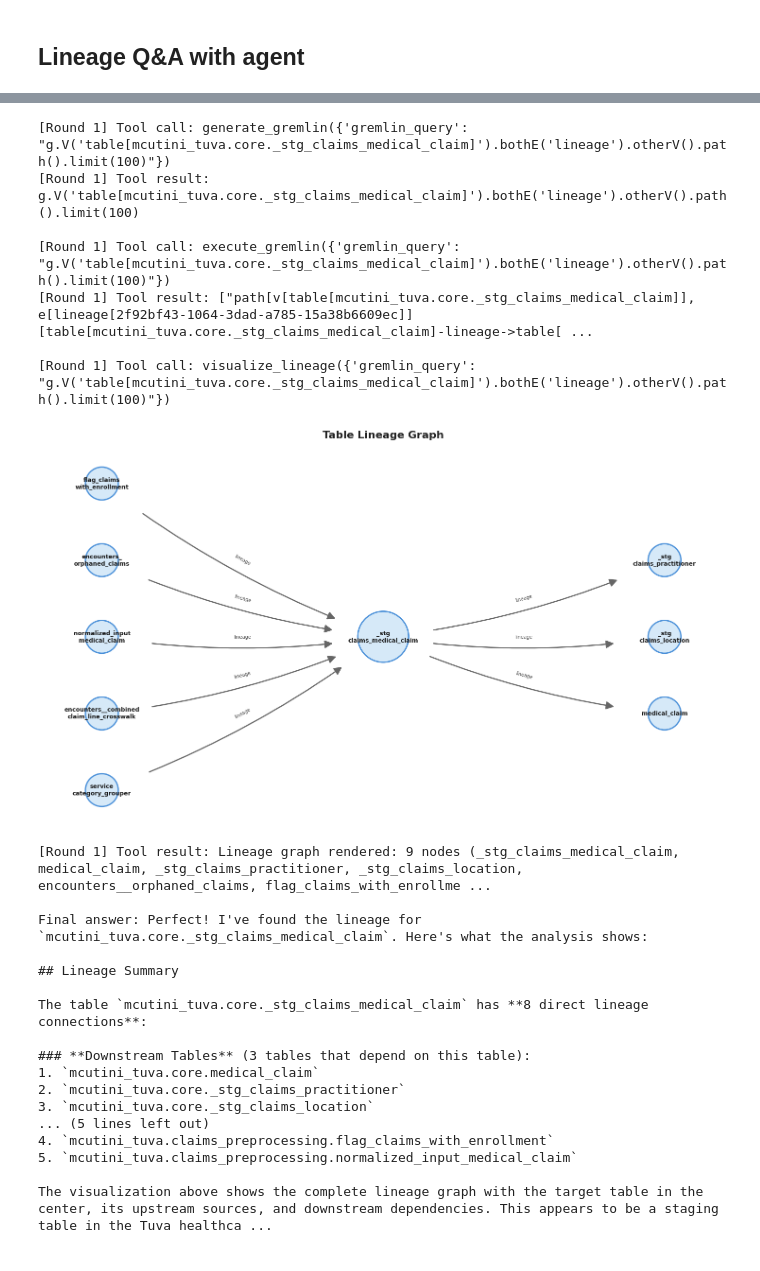
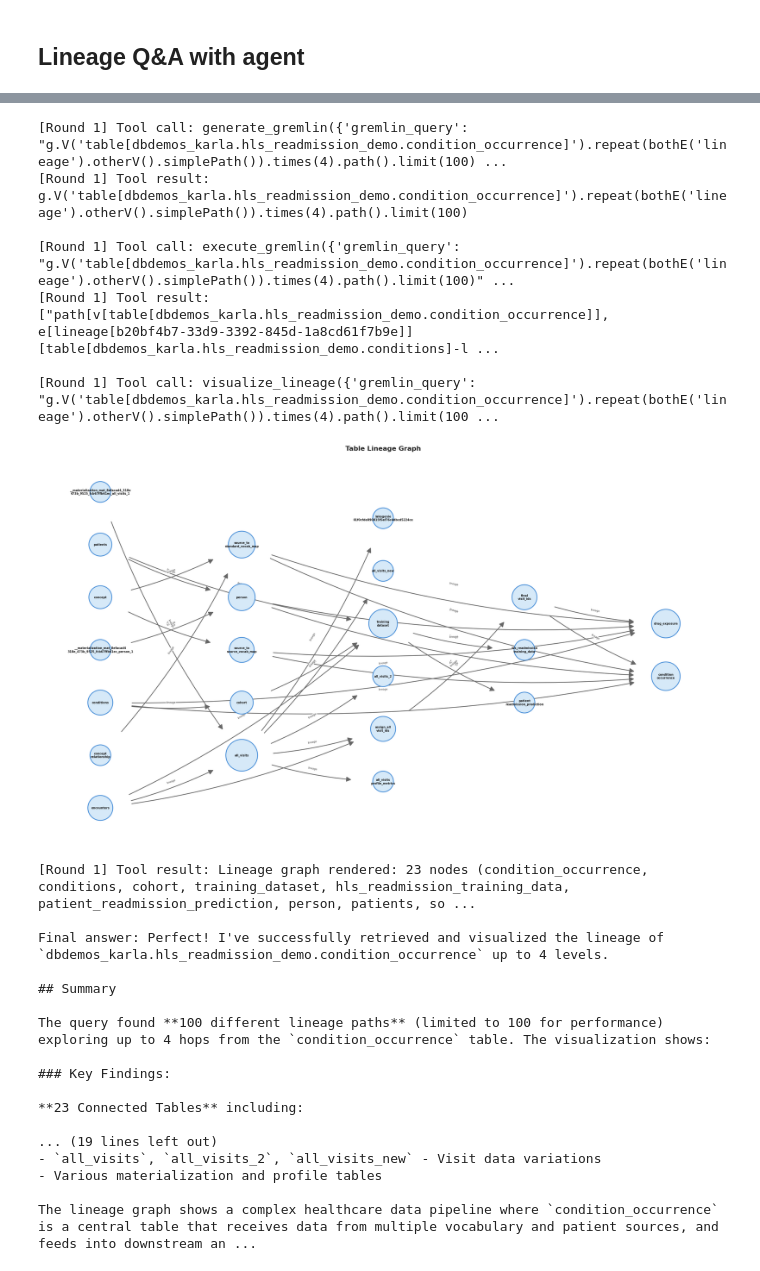
Before and after one commit to Blackkadder/voice-to-rag, a Jupyter notebook: backend/agents/dev_notebook.ipynb, the cells around one changed output, grey strips where cells are left out. Cells and saved outputs as stored; diff of their text form; code cells hidden in the pictures.

```diff
--- a/backend/agents/dev_notebook.ipynb
+++ b/backend/agents/dev_notebook.ipynb
@@ -285,28 +286,28 @@ Each of these tables has exactly 5 lineage edges (which could be a combination o
 # %%
-AGENT("Show lineage of mcutini_tuva.core._stg_claims_medical_claim")
+AGENT("Show lineage of dbdemos_karla.hls_readmission_demo.condition_occurrence up to 4 levels")
 # %% [output]
-[Round 1] Tool call: generate_gremlin({'gremlin_query': "g.V('table[mcutini_tuva.core._stg_claims_medical_claim]').bothE('lineage').otherV().path().limit(100)"})
-[Round 1] Tool result: g.V('table[mcutini_tuva.core._stg_claims_medical_claim]').bothE('lineage').otherV().path().limit(100)
+[Round 1] Tool call: generate_gremlin({'gremlin_query': "g.V('table[dbdemos_karla.hls_readmission_demo.condition_occurrence]').repeat(bothE('lineage').otherV().simplePath()).times(4).path().limit(100) ...
+[Round 1] Tool result: g.V('table[dbdemos_karla.hls_readmission_demo.condition_occurrence]').repeat(bothE('lineage').otherV().simplePath()).times(4).path().limit(100)
 
-[Round 1] Tool call: execute_gremlin({'gremlin_query': "g.V('table[mcutini_tuva.core._stg_claims_medical_claim]').bothE('lineage').otherV().path().limit(100)"})
-[Round 1] Tool result: ["path[v[table[mcutini_tuva.core._stg_claims_medical_claim]], e[lineage[2f92bf43-1064-3dad-a785-15a38b6609ec]][table[mcutini_tuva.core._stg_claims_medical_claim]-lineage->table[ ...
+[Round 1] Tool call: execute_gremlin({'gremlin_query': "g.V('table[dbdemos_karla.hls_readmission_demo.condition_occurrence]').repeat(bothE('lineage').otherV().simplePath()).times(4).path().limit(100)" ...
+[Round 1] Tool result: ["path[v[table[dbdemos_karla.hls_readmission_demo.condition_occurrence]], e[lineage[b20bf4b7-33d9-3392-845d-1a8cd61f7b9e]][table[dbdemos_karla.hls_readmission_demo.conditions]-l ...
 
-[Round 1] Tool call: visualize_lineage({'gremlin_query': "g.V('table[mcutini_tuva.core._stg_claims_medical_claim]').bothE('lineage').otherV().path().limit(100)"})
+[Round 1] Tool call: visualize_lineage({'gremlin_query': "g.V('table[dbdemos_karla.hls_readmission_demo.condition_occurrence]').repeat(bothE('lineage').otherV().simplePath()).times(4).path().limit(100 ...
-[figure, old version]
+[figure, new version]
-[Round 1] Tool result: Lineage graph rendered: 9 nodes (_stg_claims_medical_claim, medical_claim, _stg_claims_practitioner, _stg_claims_location, encounters__orphaned_claims, flag_claims_with_enrollme ...
+[Round 1] Tool result: Lineage graph rendered: 23 nodes (condition_occurrence, conditions, cohort, training_dataset, hls_readmission_training_data, patient_readmission_prediction, person, patients, so ...
 
-Final answer: Perfect! I've found the lineage for `mcutini_tuva.core._stg_claims_medical_claim`. Here's what the analysis shows:
+Final answer: Perfect! I've successfully retrieved and visualized the lineage of `dbdemos_karla.hls_readmission_demo.condition_occurrence` up to 4 levels.
 
-## Lineage Summary
+## Summary
 
-The table `mcutini_tuva.core._stg_claims_medical_claim` has **8 direct lineage connections**:
+The query found **100 different lineage paths** (limited to 100 for performance) exploring up to 4 hops from the `condition_occurrence` table. The visualization shows:
 
-### **Downstream Tables** (3 tables that depend on this table):
-1. `mcutini_tuva.core.medical_claim`
-2. `mcutini_tuva.core._stg_claims_practitioner`
-3. `mcutini_tuva.core._stg_claims_location`
-... (5 lines left out)
-4. `mcutini_tuva.claims_preprocessing.flag_claims_with_enrollment`
-5. `mcutini_tuva.claims_preprocessing.normalized_input_medical_claim`
+### Key Findings:
 
-The visualization above shows the complete lineage graph with the target table in the center, its upstream sources, and downstream dependencies. This appears to be a staging table in the Tuva healthca ...
+**23 Connected Tables** including:
+
+... (19 lines left out)
+- `all_visits`, `all_visits_2`, `all_visits_new` - Visit data variations
+- Various materialization and profile tables
+
+The lineage graph shows a complex healthcare data pipeline where `condition_occurrence` is a central table that receives data from multiple vocabulary and patient sources, and feeds into downstream an ...
```
Also changed, not shown: parts of 19 cells of this notebook, 2 other files.
